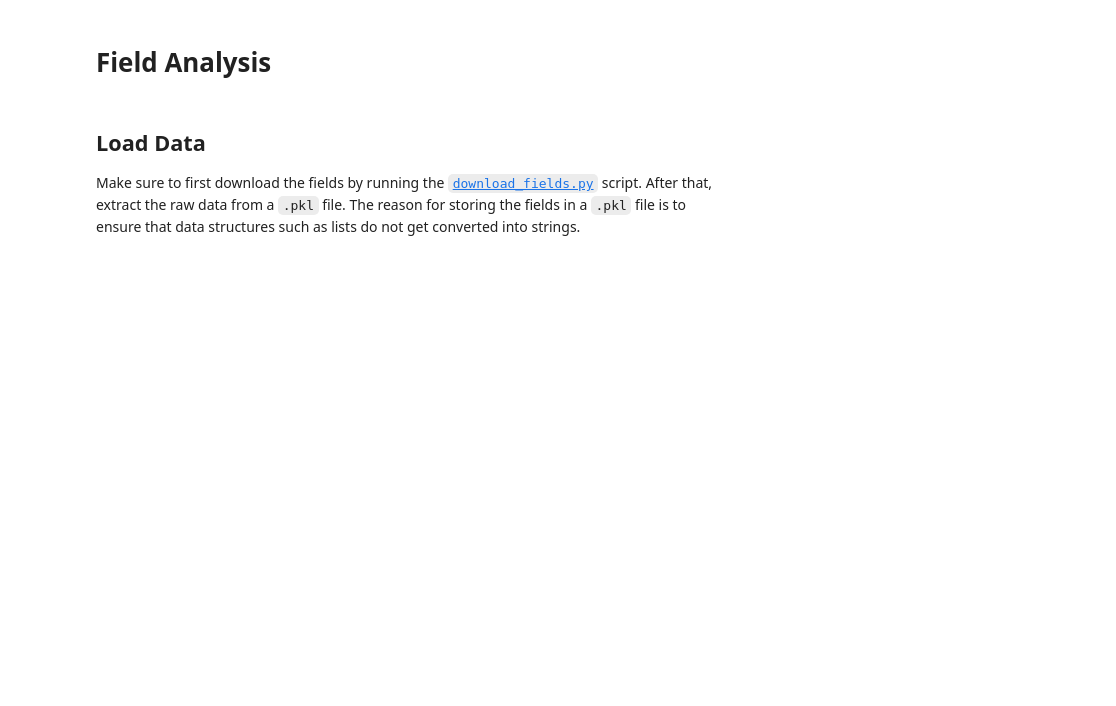
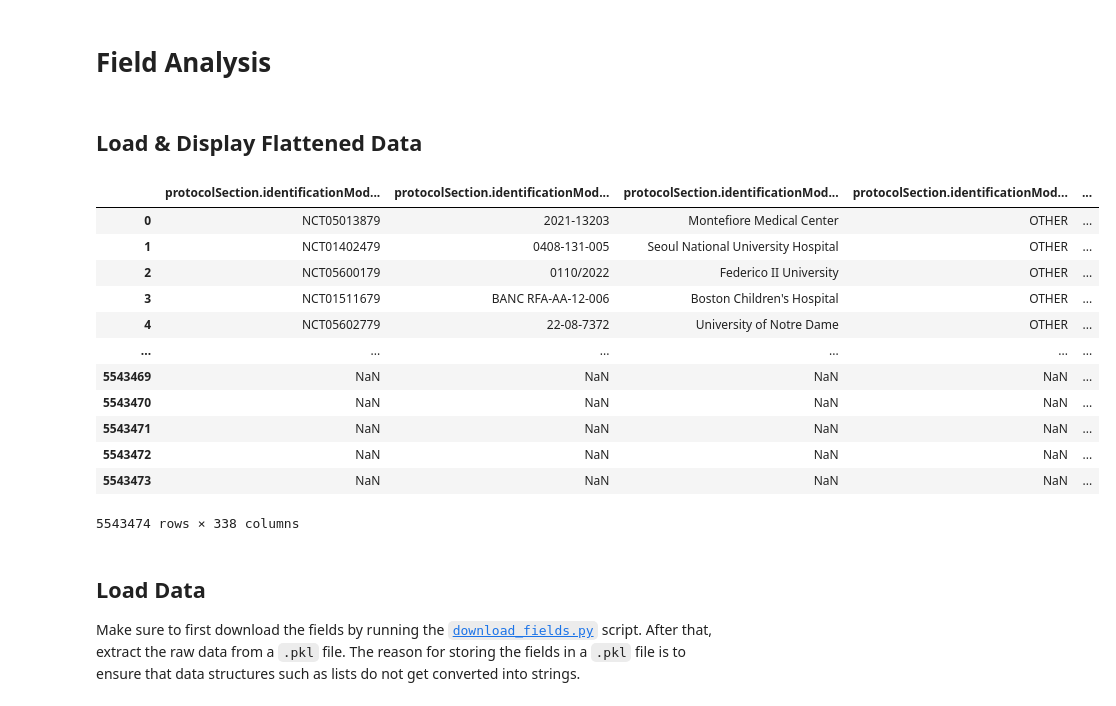
Before and after one commit to clinical-trials-research/clinical-trials-research, a Jupyter notebook: notebooks/01-field-analysis.ipynb, the cells around one changed output. Drawn from its saved outputs; the diff is of its cells as text; code cells hidden in the pictures; blank space fills up the shorter version.

Commit message:
Updated field analysis notebook

```diff
--- a/notebooks/01-field-analysis.ipynb
+++ b/notebooks/01-field-analysis.ipynb
@@ -5,6 +7,28 @@ import pandas as pd
 import missingno
 # %%
 pd.set_option("display.max_columns", None)
+# %% [markdown]
+## Load & Display Flattened Data
+# %%
+with shelve.open("../fields/fields.shelf") as db:
+    flattened_data = {key: pd.Series(db[key]) for key in db}
+# %%
+flattened_df = pd.DataFrame(flattened_data)
+flattened_df
+# %% [output]
+|  | protocolSection.identificationMod... | protocolSection.identificationMod... | protocolSection.identificationMod... | protocolSection.identificationMod... | ... |
+| 0 | NCT05013879 | 2021-13203 | Montefiore Medical Center | OTHER | ... |
+| 1 | NCT01402479 | 0408-131-005 | Seoul National University Hospital | OTHER | ... |
+| 2 | NCT05600179 | 0110/2022 | Federico II University | OTHER | ... |
+| 3 | NCT01511679 | BANC RFA-AA-12-006 | Boston Children's Hospital | OTHER | ... |
+| 4 | NCT05602779 | 22-08-7372 | University of Notre Dame | OTHER | ... |
+| ... | ... | ... | ... | ... | ... |
+| 5543469 | NaN | NaN | NaN | NaN | ... |
+| 5543470 | NaN | NaN | NaN | NaN | ... |
+| 5543471 | NaN | NaN | NaN | NaN | ... |
+| 5543472 | NaN | NaN | NaN | NaN | ... |
+| 5543473 | NaN | NaN | NaN | NaN | ... |
+5543474 rows × 338 columns
 # %% [markdown]
 ## Load Data
 
```
Also changed, not shown: parts of 2 cells of this notebook.
